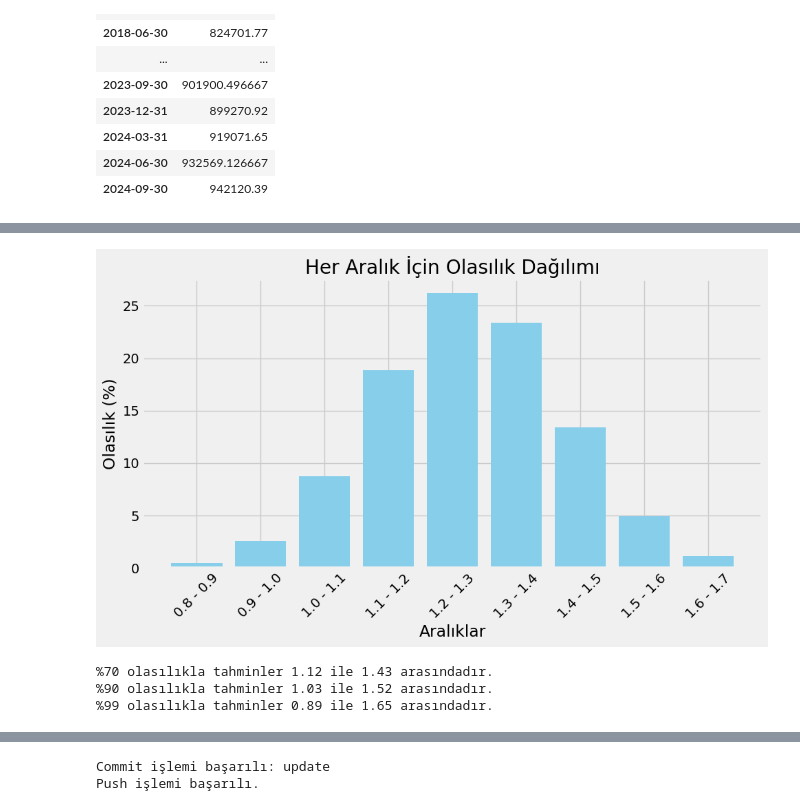
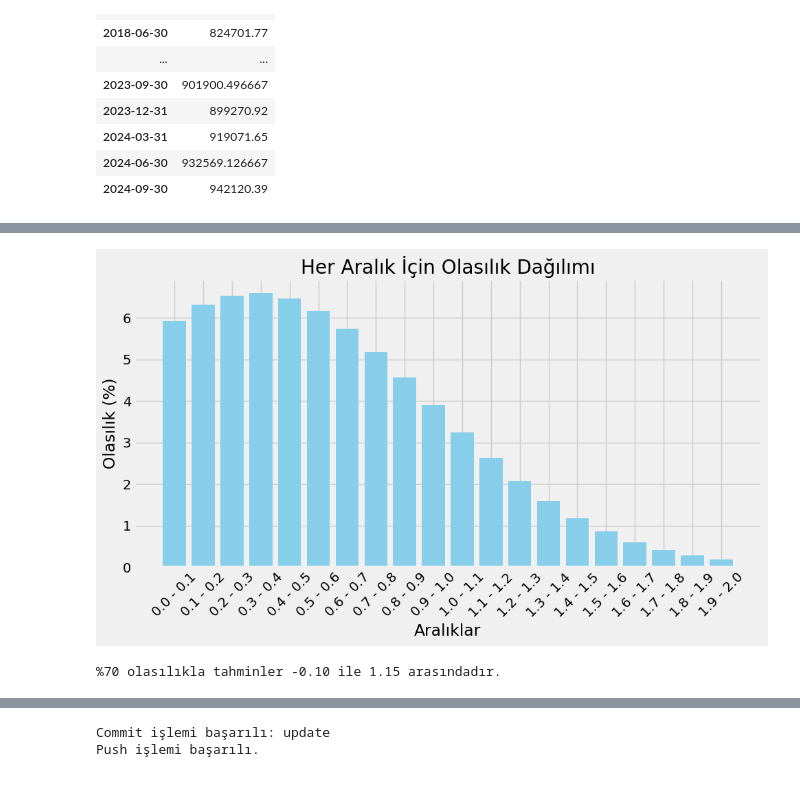
Before and after one commit to kaboya19/BuyumeTahmin, a Jupyter notebook: BuyumeTahmin.ipynb, the cells around one changed output, grey strips where cells are left out. Drawn from its saved outputs; the diff is of its cells as text; code cells hidden in the pictures.

```diff
--- a/BuyumeTahmin.ipynb
+++ b/BuyumeTahmin.ipynb
@@ -790,7 +790,7 @@ kko = kko.drop(columns=['UNIXTIME','Tarih'])
 kko.columns = ['KKO']
 kko['KKO'] = pd.to_numeric(kko['KKO'])
 kko=kko.set_index(pd.date_range(start="31-03-1999",freq="Q",periods=len(kko)))
-kko=kko.pct_change()*100
+
 kko=kko.dropna()
 kko
 # %% [output]
@@ -1082,0 +1095,2 @@ print('Best hyperparameters:', study.best_params)
+# %%
+scaled_data=scaled_data.dropna()
@@ -1170,0 +1342,33 @@ plt.legend()
+# %%
+selected_features =["KKO","Kart","Sanayi","Tüketici Güven","Normal Sipariş","Reel Güven","Elektrik"]
+X=scaled_data[selected_features]
+y=scaled_data["Büyüme"]
+X=np.array(X)
+y=np.array(y).reshape(-1,1)
+X=pd.DataFrame(X,columns=selected_features)
+y=pd.DataFrame(y,columns=["Büyüme"])
+X_train,X_test=X.iloc[:-11,:],X.iloc[-11:,:]
+y_train,y_test=y[:-11],y[-11:]
+X_train,X_val,y_train,y_val=train_test_split(X_train,y_train,test_size=0.1,random_state=42)
+for i in range(10):
+    keras.utils.set_random_seed(i)
+    early_stopping = EarlyStopping(monitor='val_loss', patience=0, restore_best_weights=True)
+    model = Sequential()
+    model.add(Dense(units=228,activation='linear',input_dim=(X_train.shape[1]),kernel_regularizer=l2(0.3608024976215217)))
+    model.add(Dense(units=1))
+    optimizer = tf.keras.optimizers.Adam(learning_rate=0.029258310584955878)
+    model.compile(optimizer=optimizer, loss='mse', metrics=['mean_squared_error'])
+    history=model.fit(X_train, y_train, epochs=1000, batch_size=62,callbacks=[early_stopping],verbose=0,validation_data=(X_val,y_val))
+    y_pred = model.predict(X_test)
+    pred=scaler.inverse_transform(model.predict(np.array(X_test)))
+    pred=pd.DataFrame(pred)
+    pred.columns=["Büyüme"]
+    pred=pred.set_index(pd.date_range(start="2022-09-30",periods=len(pred),freq="Q"))
+    tahminler3=pd.DataFrame()
+    tahminler3["Büyüme"]=data["Büyüme"].iloc[-10:]
+    tahminler3["Tahmin"]=pred["Büyüme"]
+    tahminler3.index=tahminler3.index.strftime("%Y-%m-%d")
+    tahminler.append(pred.iloc[-1,0])
+    hata.append(mean_squared_error(tahminler3["Büyüme"].iloc[:-1],tahminler3["Tahmin"].iloc[:-1]))
+    modeller[f"NN_{i+20}"]=pred["Büyüme"]
+    print(pred.iloc[-1,0])
@@ -1204,45 +1480,45 @@ ortalama = np.mean(tahmin_degerleri)
 standart_sapma = np.std(tahmin_degerleri)
 
 # 1.7'den başlayıp her 0.1'lik aralık için olasılık hesaplama
-baslangic = 0.8
-bitis =  1.8
+baslangic = 0
+bitis =  2.1
 
 # 0.1'lik adımlarla aralıkları hesaplama
 araliklar = np.arange(baslangic, bitis, 0.1)
 olasliklar = []
 
 for i in range(len(araliklar) - 1):
     alt = araliklar[i]
     ust = araliklar[i + 1]
     # Aralık için olasılığı hesapla
     olasilik = stats.norm.cdf(ust, loc=ortalama, scale=standart_sapma) - stats.norm.cdf(alt, loc=ortalama, scale=standart_sapma)
     olasliklar.append((alt, ust, olasilik))
 
 # Bar grafik için verileri hazırlama
 araliklar_labels = [f"{alt:.1f} - {ust:.1f}" for alt, ust, _ in olasliklar]
 olasliklar_degerleri = [olasilik * 100 for _, _, olasilik in olasliklar]  # Olasılığı yüzdeye dönüştür
 
 # Bar grafik oluşturma
 plt.figure(figsize=(10, 6))
 plt.bar(araliklar_labels, olasliklar_degerleri, color='skyblue')
 
 # Başlık ve etiketler
 plt.title('Her Aralık İçin Olasılık Dağılımı')
 plt.xlabel('Aralıklar')
 plt.ylabel('Olasılık (%)')
 plt.xticks(rotation=45)  # Etiketlerin daha okunabilir olması için döndürme
 
 # Grafiği gösterme
 plt.tight_layout()
 plt.show()
 # %% [output]
-[figure, old version]
+[figure, new version]
 # %%
 tahmin_degerleri=predictions["Tahmin"]
 ortalama = np.sum(predictions["Tahmin"]*predictions["Ağırlık"])/(np.sum(predictions["Ağırlık"]))
 standart_sapma = np.std(tahmin_degerleri)
 
-for esik in [0.85,0.95,0.995]:
+for esik in [0.85]:
     z = stats.norm.ppf(esik)
     if esik==0.995:
         guven=99
@@ -1259,6 +1535,4 @@ for esik in [0.85,0.95,0.995]:
 
     print(f"%{guven} olasılıkla tahminler {alt_limit:.2f} ile {ust_limit:.2f} arasındadır.")
 # %% [output]
-%70 olasılıkla tahminler 1.12 ile 1.43 arasındadır.
-%90 olasılıkla tahminler 1.03 ile 1.52 arasındadır.
-%99 olasılıkla tahminler 0.89 ile 1.65 arasındadır.
+%70 olasılıkla tahminler -0.10 ile 1.15 arasındadır.
```
Also changed, not shown: parts of 54 cells of this notebook, 16 other files.
